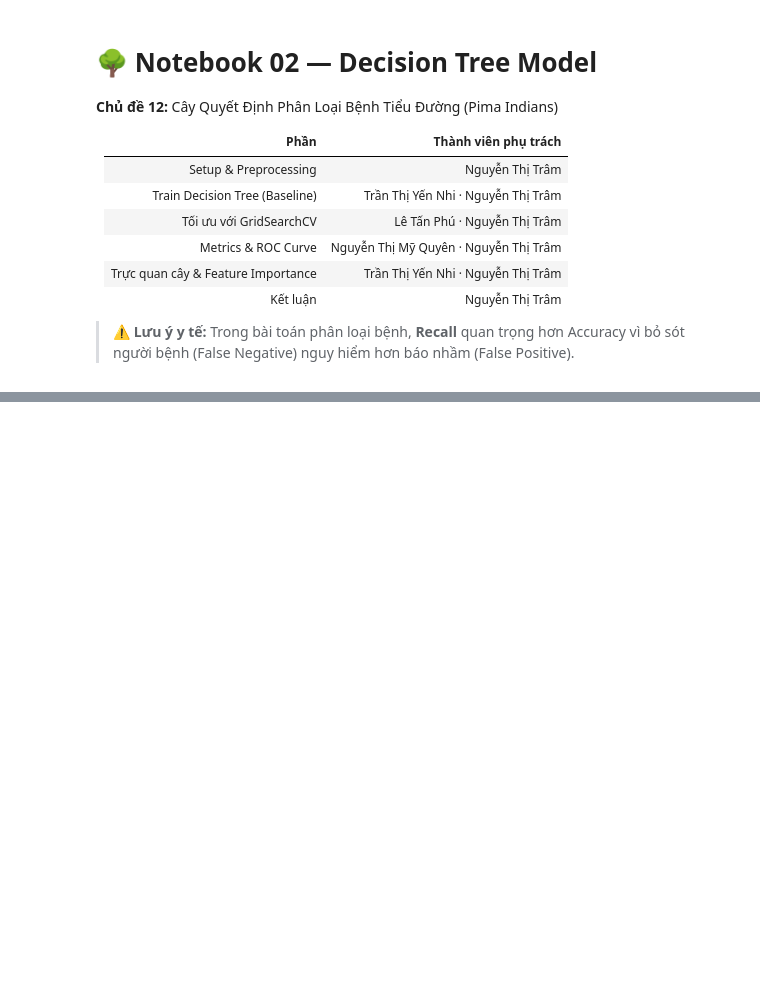
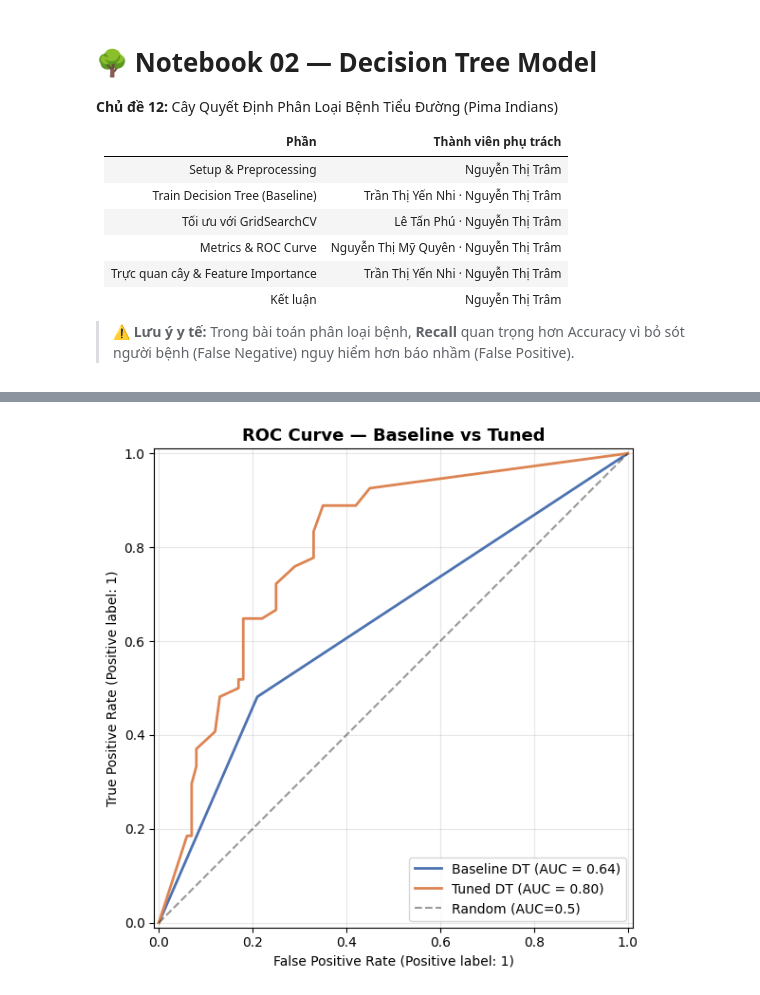
Before and after one commit to TramSt/decision-tree-pima-diabetes, a Jupyter notebook: notebooks/02_model.ipynb, the cells around one changed output, grey strips where cells are left out. Drawn from its saved outputs; the diff is of its cells as text; code cells hidden in the pictures; blank space fills up the shorter version.

```diff
--- a/notebooks/02_model.ipynb
+++ b/notebooks/02_model.ipynb
@@ -506,0 +317,18 @@ print("     được cả bác sĩ lẫn cây quyết định xác nhận.")
+# %%
+# ROC Curve so sánh cả hai
+fig, ax = plt.subplots(figsize=(7, 6))
+
+for model, label, color in [
+    (dt_baseline, "Baseline DT", "#4C72B0"),
+    (best_model,  "Tuned DT",    "#DD8452"),
+]:
+    y_prob = model.predict_proba(X_test)[:, 1]
+    RocCurveDisplay.from_predictions(y_test, y_prob, ax=ax, name=label,
+                                      color=color, linewidth=2)
+
+ax.plot([0,1],[0,1],"k--", alpha=0.4, label="Random (AUC=0.5)")
+ax.set_title("ROC Curve — Baseline vs Tuned", fontsize=13, fontweight="bold")
+ax.legend(); ax.grid(alpha=0.3)
+plt.tight_layout(); plt.show()
+# %% [output]
+[figure, added]
```
Also changed, not shown: parts of 40 cells of this notebook.
